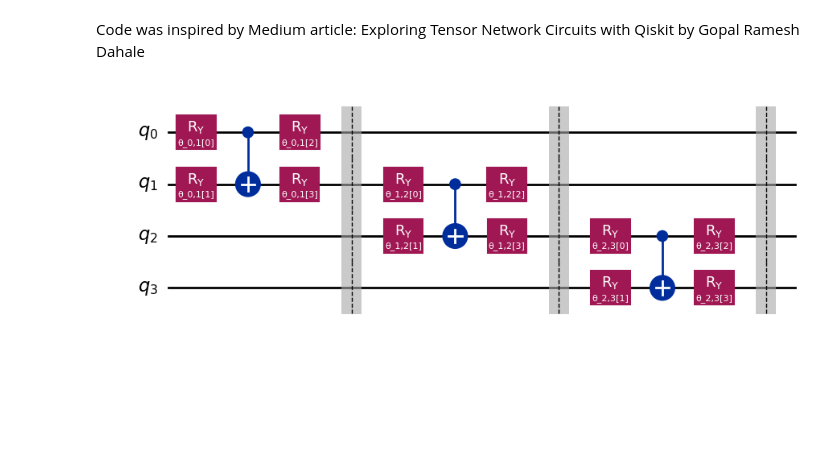
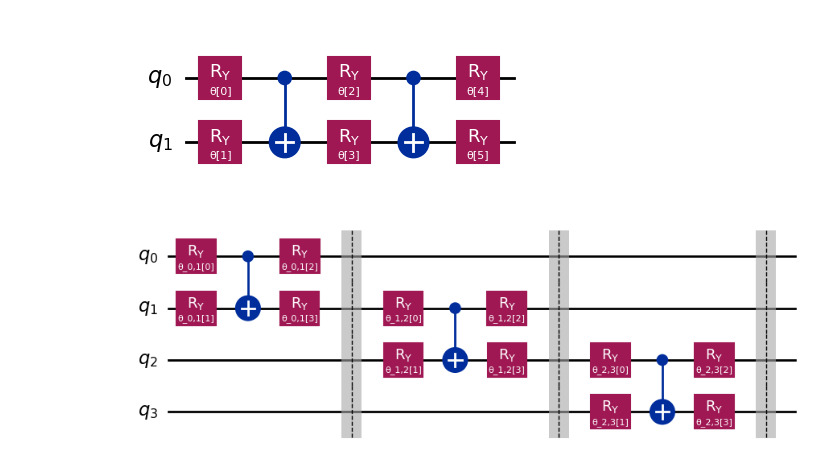
Before and after one commit to YangletLiu/CSCI4961_labs_projects, a Jupyter notebook: Final_Project/Abdullah_Cory_Nicholas_QuantumInspiredMachineLearningUsingTensorNetworks/TensorQiskitCode.ipynb, the cells around one changed output. Saved outputs shown, nothing was run; the diff lists cells and outputs as text; code cells hidden in the pictures; blank space fills up the shorter version.

```diff
--- a/Final_Project/Abdullah_Cory_Nicholas_QuantumInspiredMachineLearningUsingTensorNetworks/QC_Tensor_Networks_qiskit.ipynb
+++ b/Final_Project/Abdullah_Cory_Nicholas_QuantumInspiredMachineLearningUsingTensorNetworks/TensorQiskitCode.ipynb
@@ -19,8 +21,15 @@ from qiskit_aer import AerSimulator
 
 seed = 12345
 algorithm_globals.random_seed = seed
-# %% [markdown]
-Code was inspired by Medium article: Exploring Tensor Network Circuits with Qiskit by Gopal Ramesh Dahale
+# %%
+block_qubits = 2
+layers = 2
+
+# Creating a MPS block with two block qubits and one layer
+mps_block = RealAmplitudes(num_qubits=block_qubits, reps=layers)
+mps_block.decompose().draw('mpl')
+# %% [output]
+[figure, added]
 # %%
 def MPS(num_qubits, **kwargs):
     """
```
Also changed, not shown: parts of 8 cells of this notebook, 1 other file.
